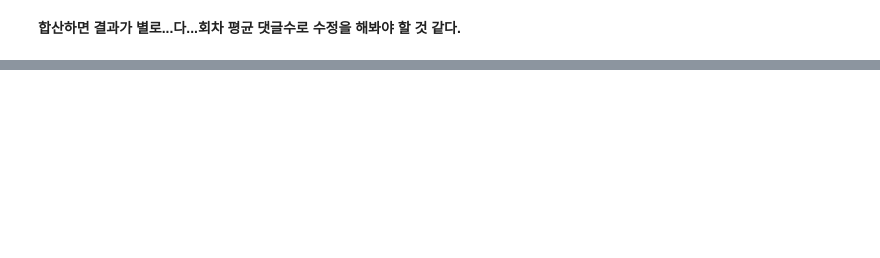
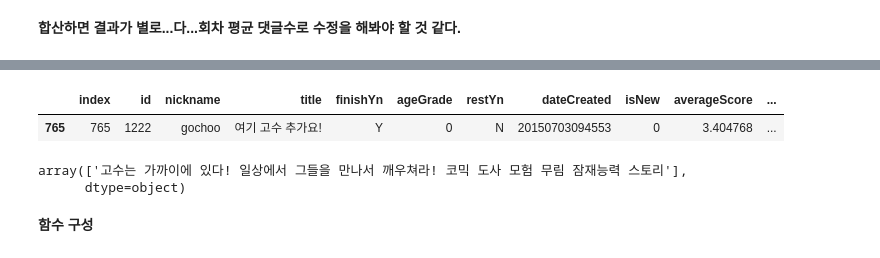
Before and after one commit to brightscannon/Webtoon_recommand_system, a Jupyter notebook: 3.Naver_modeling_1st.ipynb, the cells around one changed output, grey strips where cells are left out. Cells and saved outputs as stored; diff of their text form; code cells hidden in the pictures; blank space fills up the shorter version.

```diff
--- a/3.Naver_modeling_1st.ipynb
+++ b/3.Naver_modeling_1st.ipynb
@@ -214,0 +243,10 @@ sess.
+# %%
+# daum webtoon 카테고리 "/"제거
+# NaN값 " " 대체
+info_daum['categories'] = info_daum['categories'].map(lambda x : " " if x is np.nan else x )
+
+info_daum['categories'] = info_daum['categories'].map(lambda x: " ".join(x.split("/")))
+info_daum.tail(1)
+# %% [output]
+|  | index | id | nickname | title | finishYn | ageGrade | restYn | dateCreated | isNew | averageScore | ... |
+| 765 | 765 | 1222 | gochoo | 여기 고수 추가요! | Y | 0 | N | 20150703094553 | 0 | 3.404768 | ... |
@@ -214,0 +261,7 @@ sess.
+# %%
+info_daum[info_daum.title == "여기 고수 추가요!"].text.values
+# %% [output]
+array(['고수는 가까이에 있다! 일상에서 그들을 만나서 깨우쳐라! 코믹 도사 모험 무림 잠재능력 스토리'],
+      dtype=object)
+# %% [markdown]
+**함수 구성**
```
Also changed, not shown: parts of 14 cells of this notebook.
